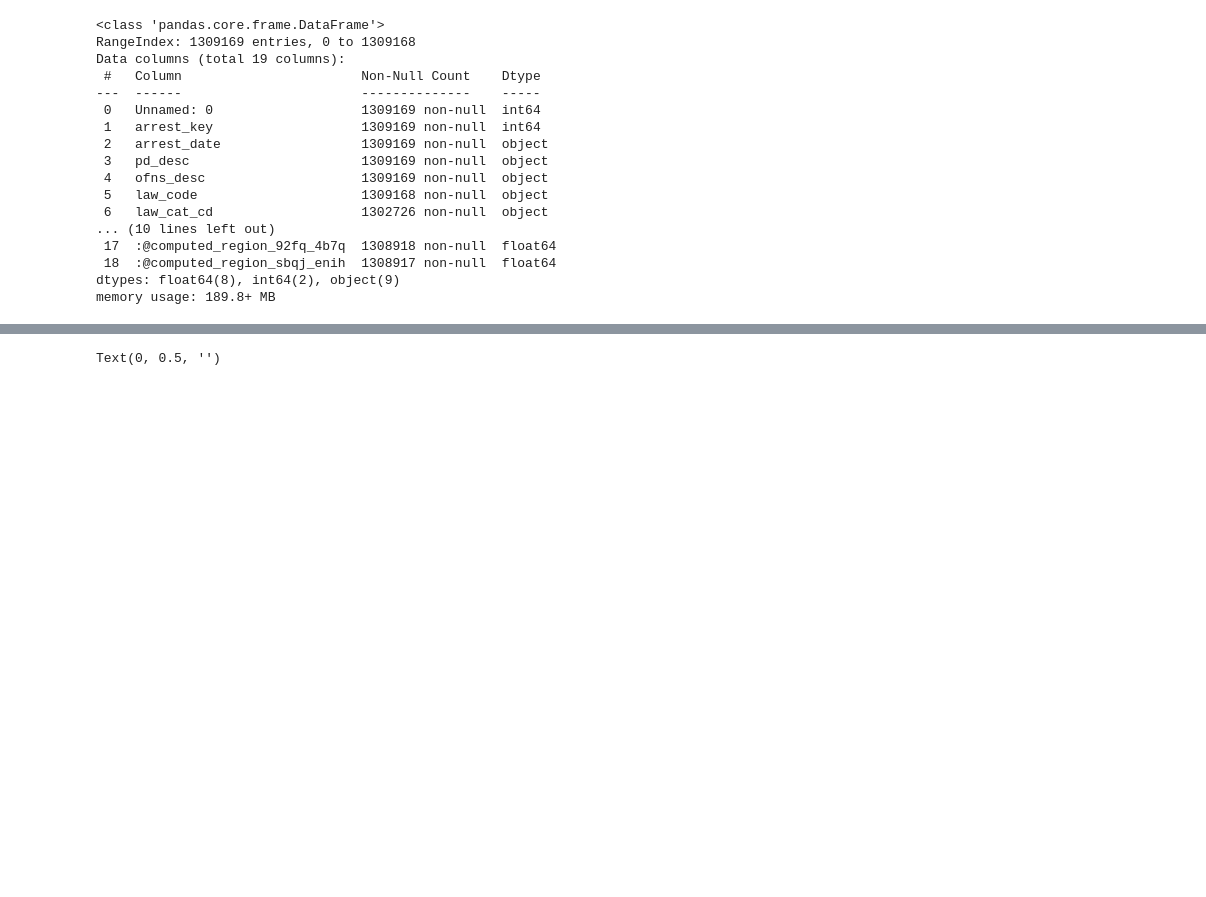
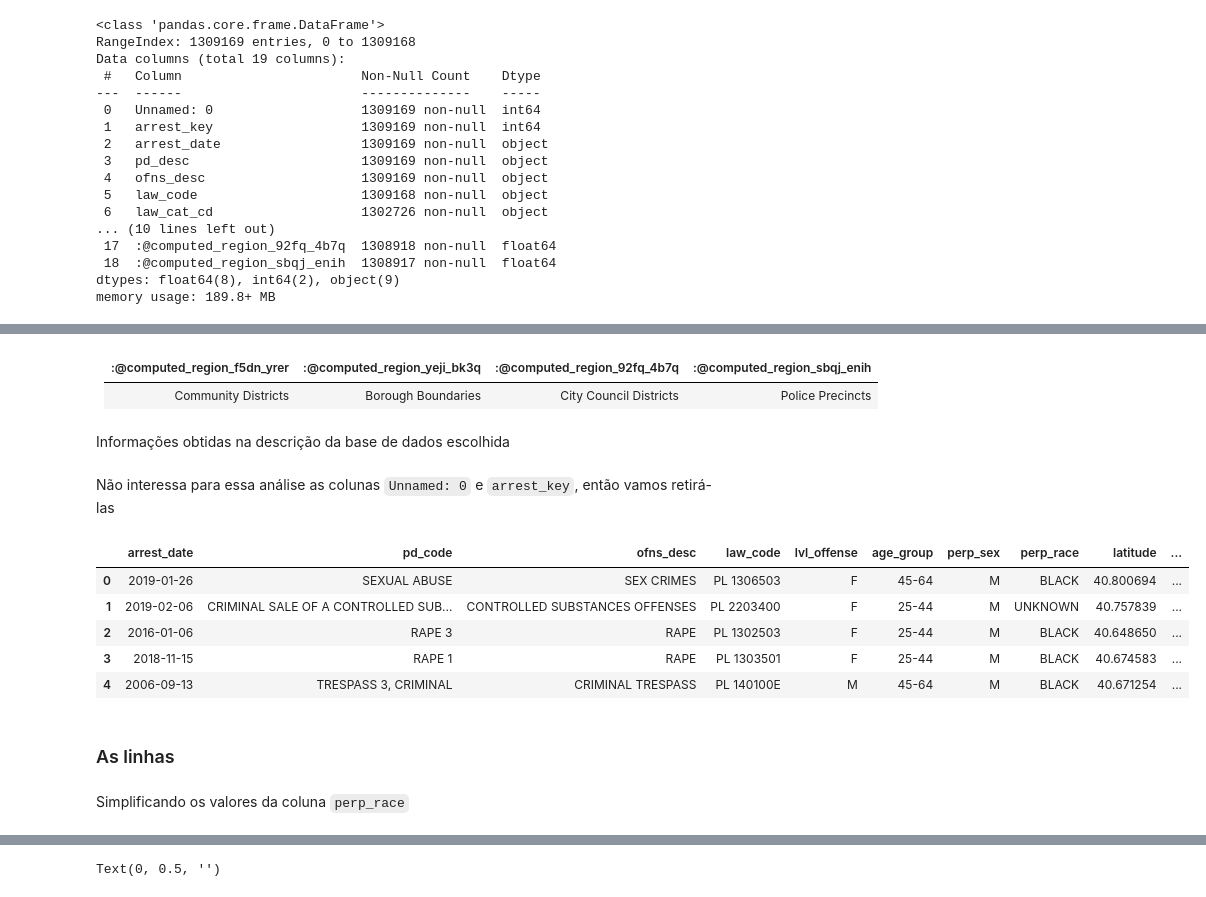
Before and after one commit to leticia-brand/ICD, a Jupyter notebook: main.ipynb, the cells around one changed output, grey strips where cells are left out. Cells and saved outputs as stored; diff of their text form; code cells hidden in the pictures; blank space fills up the shorter version.

```diff
--- a/main.ipynb
+++ b/main.ipynb
@@ -39,0 +49,31 @@ memory usage: 189.8+ MB
+# %% [markdown]
+|:@computed_region_f5dn_yrer|:@computed_region_yeji_bk3q| :@computed_region_92fq_4b7q| :@computed_region_sbqj_enih
+|---|---|---|---|
+|Community Districts| Borough Boundaries| City Council Districts| Police Precincts
+# %% [markdown]
+Informações obtidas na descrição da base de dados escolhida
+# %% [markdown]
+Não interessa para essa análise as colunas `Unnamed: 0` e `arrest_key`, então vamos retirá-las
+# %%
+crimes_filtered = crimes.drop (columns=['arrest_key', 'Unnamed: 0'])
+# %%
+crimes_filtered = crimes_filtered.rename(columns={":@computed_region_f5dn_yrer":"comm_distr",
+                                                  ":@computed_region_yeji_bk3q":"boro_bound",
+                                                  ":@computed_region_92fq_4b7q": "cty_counc_ditr",
+                                                  ":@computed_region_sbqj_enih": "pd_precinct",
+                                                  "law_cat_cd": "lvl_offense",
+                                                  "pd_desc": "pd_code"
+                      })
+# %%
+crimes_filtered.head()
+# %% [output]
+|  | arrest_date | pd_code | ofns_desc | law_code | lvl_offense | age_group | perp_sex | perp_race | latitude | ... |
+| 0 | 2019-01-26 | SEXUAL ABUSE | SEX CRIMES | PL 1306503 | F | 45-64 | M | BLACK | 40.800694 | ... |
+| 1 | 2019-02-06 | CRIMINAL SALE OF A CONTROLLED SUB... | CONTROLLED SUBSTANCES OFFENSES | PL 2203400 | F | 25-44 | M | UNKNOWN | 40.757839 | ... |
+| 2 | 2016-01-06 | RAPE 3 | RAPE | PL 1302503 | F | 25-44 | M | BLACK | 40.648650 | ... |
+| 3 | 2018-11-15 | RAPE 1 | RAPE | PL 1303501 | F | 25-44 | M | BLACK | 40.674583 | ... |
+| 4 | 2006-09-13 | TRESPASS 3, CRIMINAL | CRIMINAL TRESPASS | PL 140100E | M | 45-64 | M | BLACK | 40.671254 | ... |
+# %% [markdown]
+### As linhas
+# %% [markdown]
+Simplificando os valores da coluna `perp_race`
```
Also changed, not shown: parts of 21 cells of this notebook.
